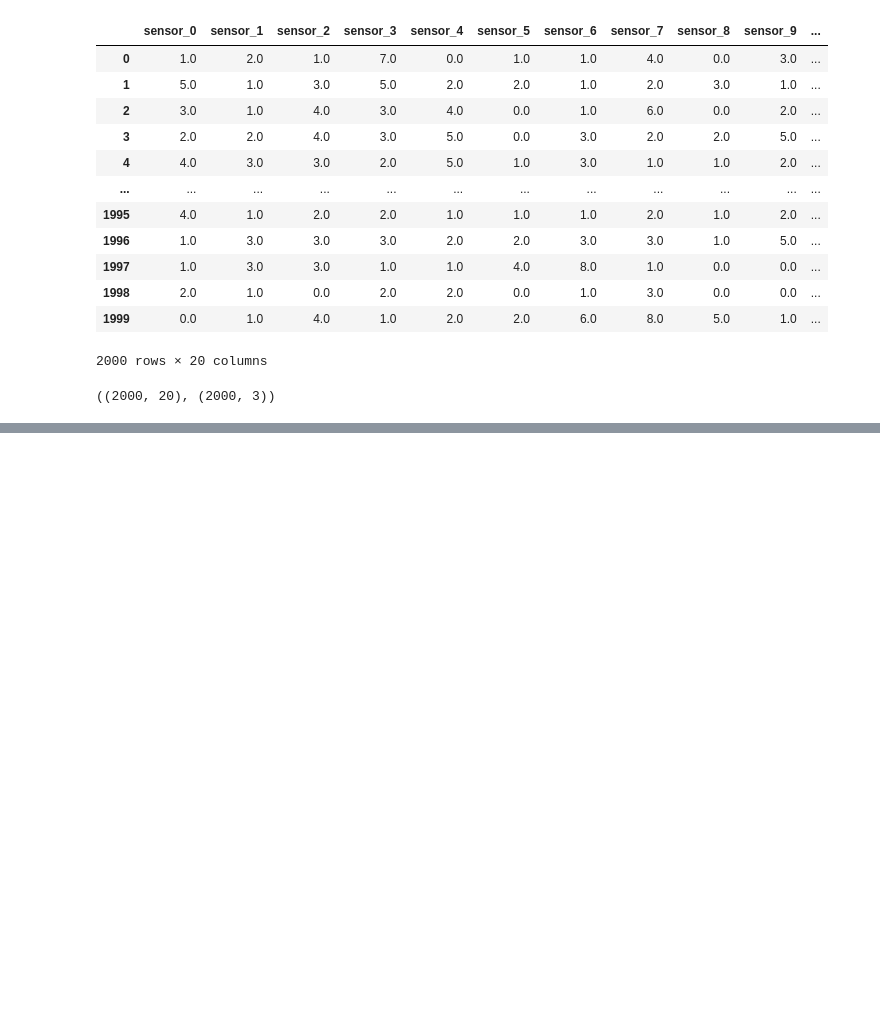
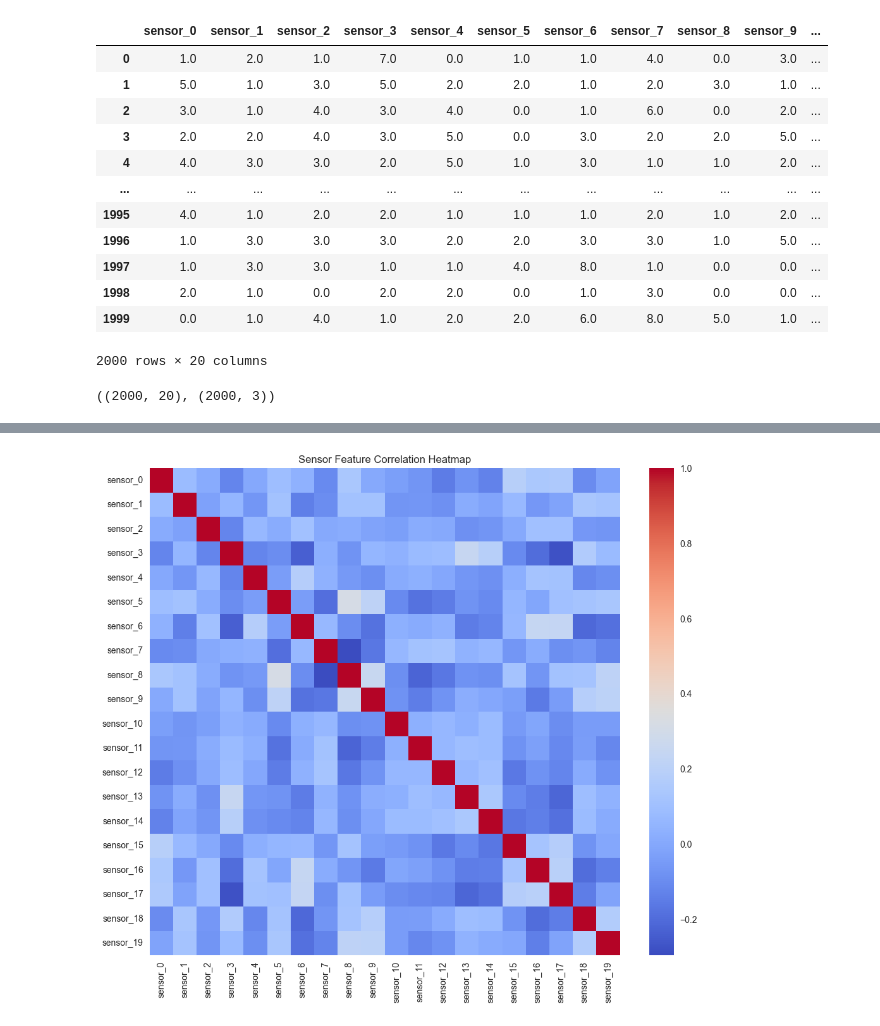
Before and after one commit to Dharsan2024/Smart_irrigation_AICTE_SHELL, a Jupyter notebook: Smart_Irrigation/Irrigation_System.ipynb, the cells around one changed output, grey strips where cells are left out. Cells and saved outputs as stored; diff of their text form; code cells hidden in the pictures; blank space fills up the shorter version.

```diff
--- a/Smart_Irrigation/Irrigation_System.ipynb
+++ b/Smart_Irrigation/Irrigation_System.ipynb
@@ -187,0 +164,7 @@ X.shape, y.shape
+# %%
+plt.figure(figsize=(12, 10))
+sns.heatmap(X.corr(), cmap="coolwarm", annot=False)
+plt.title("Sensor Feature Correlation Heatmap")
+plt.show()
+# %% [output]
+[figure, added]
```
Also changed, not shown: parts of 8 cells of this notebook.
